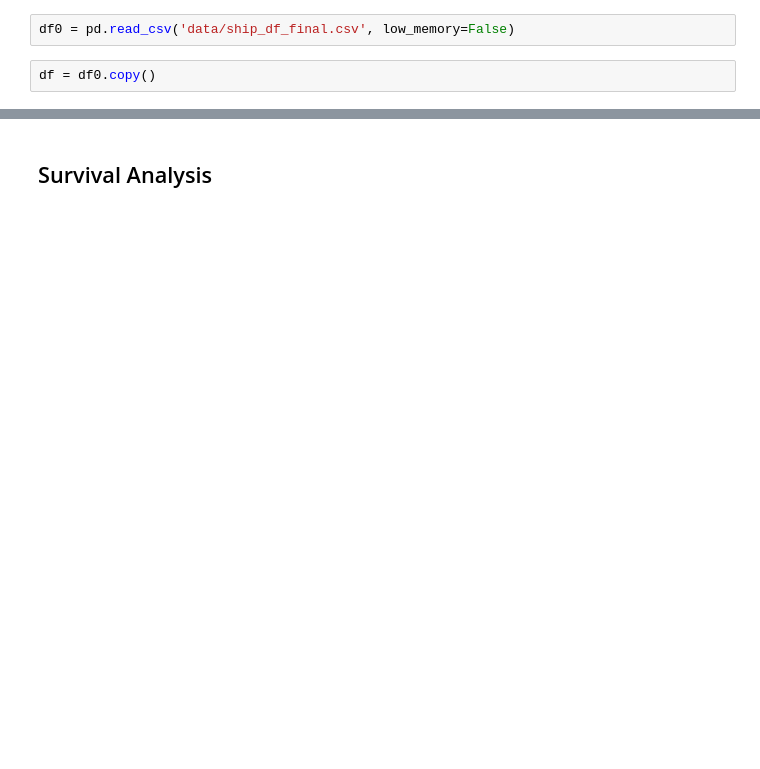
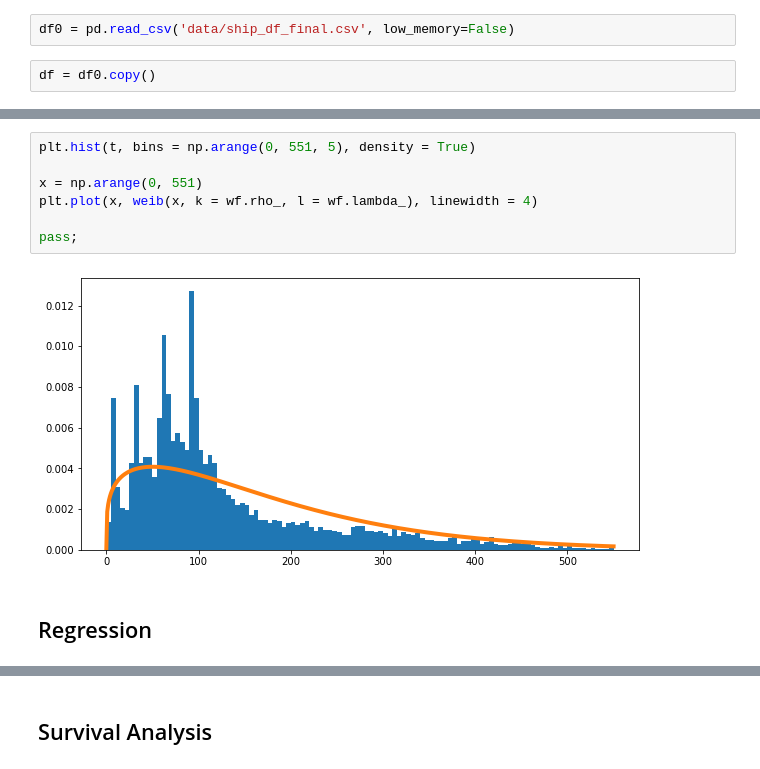
Before and after one commit to cwcomiskey/Misc, a Jupyter notebook: KPN/eda_model_ready.ipynb, the cells around one changed output, grey strips where cells are left out. Cells and saved outputs as stored; diff of their text form; blank space fills up the shorter version.

```diff
--- a/KPN/eda_model_ready.ipynb
+++ b/KPN/eda_model_ready.ipynb
@@ -108,0 +139,11 @@ df[df.columns[['date' in c for c in df.columns]]].dtypes
+# %%
+plt.hist(t, bins = np.arange(0, 551, 5), density = True)
+
+x = np.arange(0, 551)
+plt.plot(x, weib(x, k = wf.rho_, l = wf.lambda_), linewidth = 4)
+
+pass;
+# %% [output]
+[figure, added]
+# %% [markdown]
+## Regression
```
Also changed, not shown: parts of 39 cells of this notebook.
